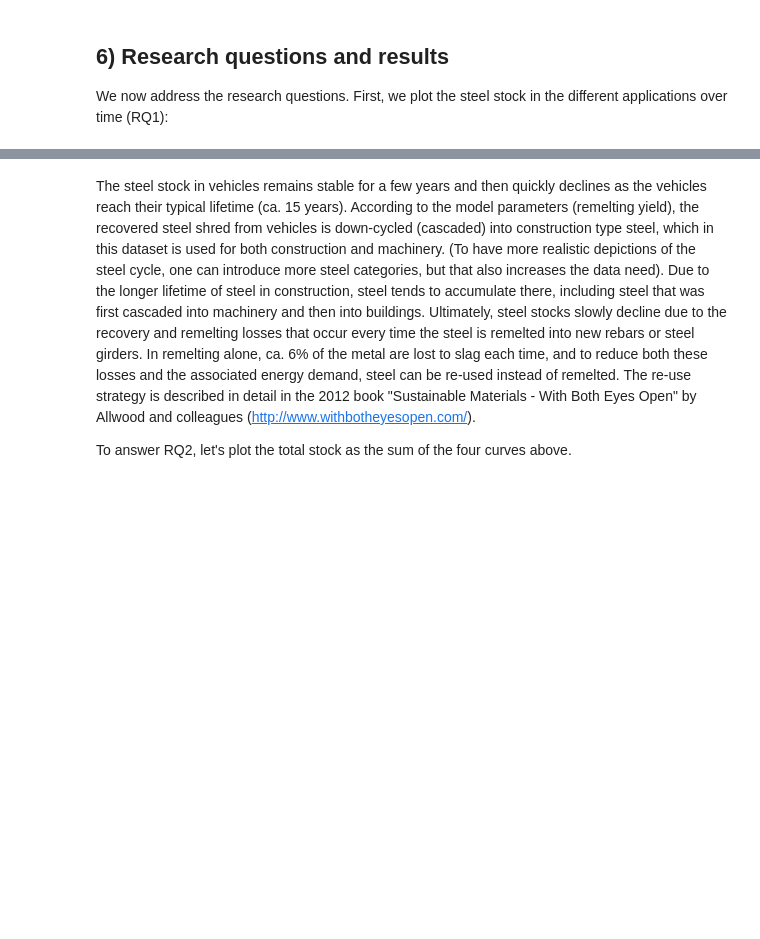
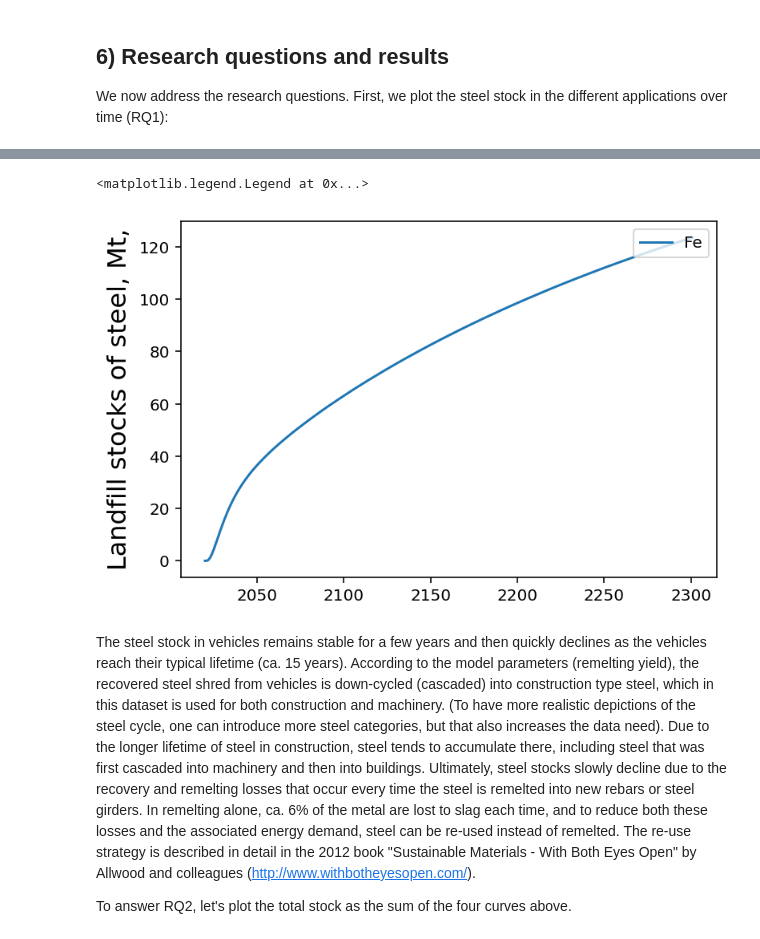
Before and after one commit to jvendries/ODYM, a Jupyter notebook: docs/JV_T6_plusLF.ipynb, the cells around one changed output, grey strips where cells are left out. Cells and saved outputs as stored; diff of their text form; code cells hidden in the pictures; blank space fills up the shorter version.

Commit message:
Edited the jupiter file to track materials sent to landfill by editing F_3_0 to F_3_9, adding the correspioding entry in the ConfigT6 File, and adding the landfill rate parameter file

```diff
--- a/docs/JV_T6_plusLF.ipynb
+++ b/docs/JV_T6_plusLF.ipynb
@@ -362,8 +363,8 @@ MaTrace_System.FlowDict['F_2_3'] = msc.Flow(Name = 'Inflow waste mgt', P_Start =
                                             Indices = 't,c,g,m,e', Values=None)
 MaTrace_System.FlowDict['F_3_4'] = msc.Flow(Name = 'postconsumer scrap flow', P_Start = 3, P_End = 4,
                                             Indices = 't,w,e', Values=None)
-MaTrace_System.FlowDict['F_3_0'] = msc.Flow(Name = 'recovery loss', P_Start = 3, P_End = 0,
-                                            Indices = 't,e', Values=None)
+#MaTrace_System.FlowDict['F_3_0'] = msc.Flow(Name = 'recovery loss', P_Start = 3, P_End = 0,
+#                                            Indices = 't,e', Values=None)
 MaTrace_System.FlowDict['F_7_4'] = msc.Flow(Name = 'fabrication scrap flow', P_Start = 7, P_End = 4,
                                             Indices = 't,w,e', Values=None)
 MaTrace_System.FlowDict['F_4_5'] = msc.Flow(Name = 'scrap flow for remelting', P_Start = 4, P_End = 5,
@@ -382,6 +383,16 @@ MaTrace_System.StockDict['S_1']   = msc.Stock(Name = 'steel stock', P_Res = 1, T
 MaTrace_System.StockDict['dS_1']  = msc.Stock(Name = 'steel stock change', P_Res = 1, Type = 1,
                                               Indices = 't,g,m,e', Values=None)
 
+#JV: New flows below this point
+MaTrace_System.FlowDict['F_3_9'] = msc.Flow(Name = 'postconsumer landfill flow', P_Start = 3, P_End = 9,
+                                            Indices = 't,e', Values=None) #TODO: expand to include c at least
+
+MaTrace_System.StockDict['S_9']   = msc.Stock(Name = 'landfill stock', P_Res = 9, Type = 0,
+                                              Indices = 't,e', Values=None) #TODO: expand to include c at least
+MaTrace_System.StockDict['dS_9']  = msc.Stock(Name = 'landfill stock change', P_Res = 9, Type = 1,
+                                              Indices = 't,e', Values=None) #TODO: expand to include c at least
+
+
 MaTrace_System.Initialize_FlowValues()  # Assign empty arrays to flows according to dimensions.
 MaTrace_System.Initialize_StockValues() # Assign empty arrays to flows according to dimensions.
 # %%
@@ -411,7 +422,8 @@ for g in tqdm(range(0, Ng), unit = ' sectors',leave = True, position = 0):
           'Mean'  : [MaTrace_System.ParameterDict['ODYM_Tutorial6_Lifetime'].Values[g]],
           'StdDev': [MaTrace_System.ParameterDict['ODYM_Tutorial6_Lifetime'].Values[g]]}
     SF_Array[:, :, g] = dsm.DynamicStockModel(t = np.arange(0, Nc, 1), lt = lt).compute_sf().copy()
-    np.fill_diagonal(SF_Array[:, :, g],1) # no outflows from current year, this would break the mass balance in the calculation routine below, as the element composition of the current year is not yet known.
+    np.fill_diagonal(SF_Array[:, :, g],1) # no outflows from current year, this would break the mass balance in the calculation routine below,
+    # as the element composition of the current year is not yet known.
     # Those parts of the stock remain in use instead.
 
 # 2) Define the material-element composition of products to convert from
@@ -419,13 +431,14 @@ for g in tqdm(range(0, Ng), unit = ' sectors',leave = True, position = 0):
 Par_Material_Element_Composition_Products = np.zeros((Nc,Ng,Nm,Ne))
 
 # 3) Assign single inflow and convert to system unit: Mt.
-# modelled consumption of 2020:
+# modelled consumption of 2020: JV: STOPPED HERE
 MaTrace_System.FlowDict['F_0_8'].Values[0,0,:,0]  = MaTrace_System.ParameterDict['ODYM_Tutorial6_SteelConsumption'].Values[ScSe,0,0,:]/1000
 
 # Loop over all years until end of model time
 for t in tqdm(range(0,Nt), unit = ' Year', leave = True, position = 0):
 
-    # 4) Compute the solution of the MaTrace model to map the flow of materials from EoL products to recycled material in new goods for final consumption.
+    # 4) Compute the solution of the MaTrace model to map the flow of materials from EoL products to recycled material in new goods
+    # for final consumption.
     # (in the first year 0, the flow is 0).
     # a) Postconsumer scrap
     MaTrace_System.FlowDict['F_3_4'].Values[t,:,:] = np.einsum('gmw,cgme->we', \
@@ -448,13 +461,25 @@ for t in tqdm(range(0,Nt), unit = ' Year', leave = True, position = 0):
     MaTrace_System.FlowDict['F_5_6'].Values[t,:,:]   = np.einsum('wm,we->me',MaTrace_System.ParameterDict['ODYM_Tutorial6_RemeltingYield'].Values[ScSe,:,:],MaTrace_System.FlowDict['F_4_5'].Values[t,:,:])
     MaTrace_System.FlowDict['F_6_7'].Values[t,:,:,:] = np.einsum('mg,me->gme',MaTrace_System.ParameterDict['ODYM_Tutorial6_SectorSplit'].Values[ScSe,:,:],MaTrace_System.FlowDict['F_5_6'].Values[t,:,:])
     # d) finally, use the mass balance to compute the outflows:
-    MaTrace_System.FlowDict['F_3_0'].Values[t,:]     = np.einsum('cgme->e',MaTrace_System.FlowDict['F_2_3'].Values[t,:,:,:,:]) -\
-                      np.einsum('we->e',MaTrace_System.FlowDict['F_3_4'].Values[t,:,:])
+  #  MaTrace_System.FlowDict['F_3_0'].Values[t,:]     = np.einsum('cgme->e',MaTrace_System.FlowDict['F_2_3'].Values[t,:,:,:,:]) -\
+  #                    np.einsum('we->e',MaTrace_System.FlowDict['F_3_4'].Values[t,:,:]) #
     MaTrace_System.FlowDict['F_5_0'].Values[t,:]     = np.einsum('we->e',MaTrace_System.FlowDict['F_4_5'].Values[t,:,:]) -\
                       np.einsum('me->e',MaTrace_System.FlowDict['F_5_6'].Values[t,:,:])
     FabYield = 1 - np.einsum('gmw->gm',MaTrace_System.ParameterDict['ODYM_Tutorial6_FabricationYieldLoss'].Values[ScSe,:,:,:])
     MaTrace_System.FlowDict['F_7_8'].Values[t,:,:,:] = np.einsum('gme,gm->gme',MaTrace_System.FlowDict['F_6_7'].Values[t,:,:,:],\
                       FabYield)
+
+# JV: New flows and stocks. For F_3_9, using the same definition as 3_0 for now
+    MaTrace_System.FlowDict['F_3_9'].Values[t,:]     = np.einsum('cgme->e',MaTrace_System.FlowDict['F_2_3'].Values[t,:,:,:,:]) -\
+                      np.einsum('we->e',MaTrace_System.FlowDict['F_3_4'].Values[t,:,:])
+    MaTrace_System.StockDict['dS_9'].Values[t,:] = MaTrace_System.FlowDict['F_3_9'].Values[t,:] # Change in landfill stock is the same as the input flow
+
+    # Total landfill stock is the same as previous year's landfill stock plus this year's dS flow
+    if t == 0:
+        MaTrace_System.StockDict[ 'S_9'].Values[t,:] = 0 # the : in [t,:] should represent the e dimension
+    else:
+        MaTrace_System.StockDict[ 'S_9'].Values[t,:] = MaTrace_System.StockDict[ 'S_9'].Values[t-1,:] + MaTrace_System.StockDict['dS_9'].Values[t,:]
+
 
     # 5) Add exogenous final consumption to recycled flows:
     MaTrace_System.FlowDict['F_8_1'].Values[t,:,:,:] = MaTrace_System.FlowDict['F_7_8'].Values[t,:,:,:] + MaTrace_System.FlowDict['F_0_8'].Values[t,:,:,:]
@@ -588,3 +596,13 @@ DEBUG (font_manager.py <_findfont_cached>): findfont: Matching sans\-serif:style
+# %%
+MyColorCycle = pylab.cm.Paired(np.arange(0,1,0.1)) # select 10 colors from the 'Paired' color map.
+fig, ax = plt.subplots()
+ax.plot(MaTrace_System.IndexTable['Classification']['Time'].Items,
+            MaTrace_System.StockDict[ 'S_9'].Values)
+ax.set_ylabel('Landfill stocks of steel, Mt,',fontsize =16)
+ax.legend(MaTrace_System.IndexTable['Classification']['Element'].Items, loc='upper right',prop={'size':10})
+# %% [output]
+<matplotlib.legend.Legend at 0x...>
+[figure, added]
 # %% [markdown]
 The steel stock in vehicles remains stable for a few years and then quickly declines as the vehicles reach their typical lifetime (ca. 15 years). According to the model parameters (remelting yield), the recovered steel shred from vehicles is down-cycled (cascaded) into construction type steel, which in this dataset is used for both construction and machinery. (To have more realistic depictions of the steel cycle, one can introduce more steel categories, but that also increases the data need). Due to the longer lifetime of steel in construction, steel tends to accumulate there, including steel that was first cascaded into machinery and then into buildings. Ultimately, steel stocks slowly decline due to the recovery and remelting losses that occur every time the steel is remelted into new rebars or steel girders. In remelting alone, ca. 6% of the metal are lost to slag each time, and to reduce both these losses and the associated energy demand, steel can be re-used instead of remelted. The re-use strategy is described in detail in the 2012 book "Sustainable Materials - With Both Eyes Open" by Allwood and colleagues (http://www.withbotheyesopen.com/).
 
```
Also changed, not shown: parts of 4 cells of this notebook, 2 other files.
